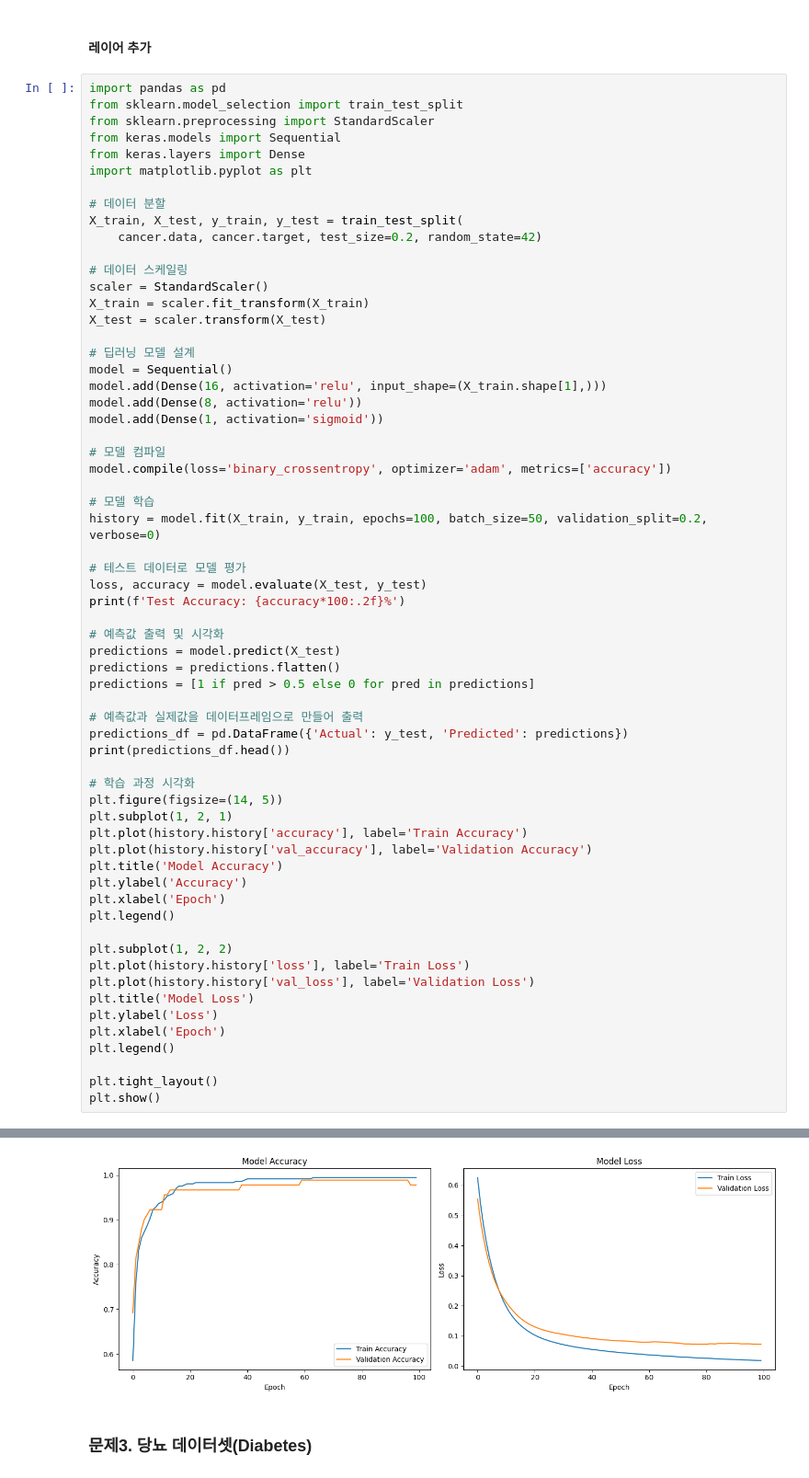
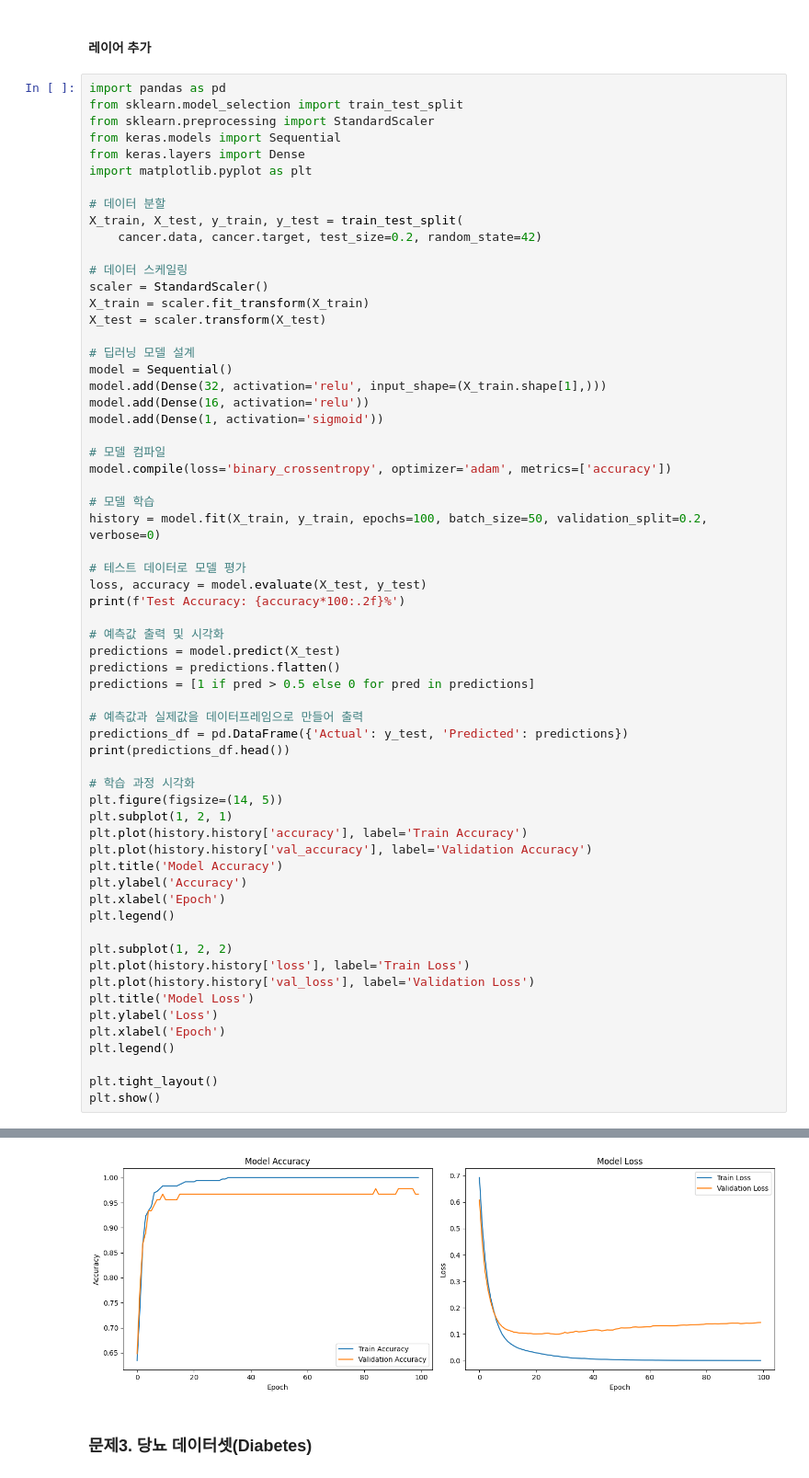
Before and after one commit to yleessam/dl, a Jupyter notebook: 6_2_neural_network_basic_exercise_result.ipynb, the cells around one changed output, grey strips where cells are left out. Shown at 92% size. Cells and saved outputs as stored; diff of their text form.

```diff
--- a/6_2_neural_network_basic_exercise_result.ipynb
+++ b/6_2_neural_network_basic_exercise_result.ipynb
@@ -286,8 +286,8 @@ X_test = scaler.transform(X_test)
 
 # 딥러닝 모델 설계
 model = Sequential()
-model.add(Dense(16, activation='relu', input_shape=(X_train.shape[1],)))
-model.add(Dense(8, activation='relu'))
+model.add(Dense(32, activation='relu', input_shape=(X_train.shape[1],)))
+model.add(Dense(16, activation='relu'))
 model.add(Dense(1, activation='sigmoid'))
 
 # 모델 컴파일
@@ -336,10 +336,10 @@ Test Accuracy: 95.61%
    Actual  Predicted
 0       1          1
 1       0          0
 2       0          0
 3       1          1
 4       1          1
-[figure, old version]
+[figure, new version]
 # %% [markdown]
 ### 문제3. 당뇨 데이터셋(Diabetes)
 # %%
```
Also changed, not shown: parts of 2 cells of this notebook.
